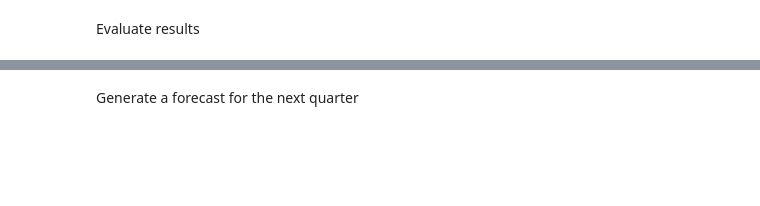
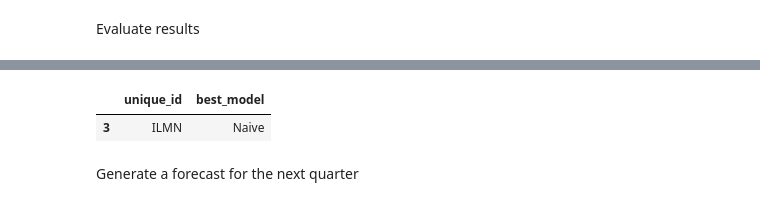
Before and after one commit to tituslhy/TheMarginCall, a Jupyter notebook: notebooks/tsa.ipynb, the cells around one changed output, grey strips where cells are left out. Cells and saved outputs as stored; diff of their text form; code cells hidden in the pictures; blank space fills up the shorter version.

```diff
--- a/notebooks/tsa.ipynb
+++ b/notebooks/tsa.ipynb
@@ -174,3 +174,10 @@ mae.style.highlight_max(color = 'lightblue', axis = 1)
+# %%
+tmp = mae.idxmax(axis=1).reset_index().rename(columns={0: "best_model"})
+tmp = tmp[tmp.unique_id=='ILMN']
+tmp
+# %% [output]
+|  | unique_id | best_model |
+| 3 | ILMN | Naive |
 # %% [markdown]
 Generate a forecast for the next quarter
 # %%
```
Also changed, not shown: parts of 17 cells of this notebook, 1 other file.
